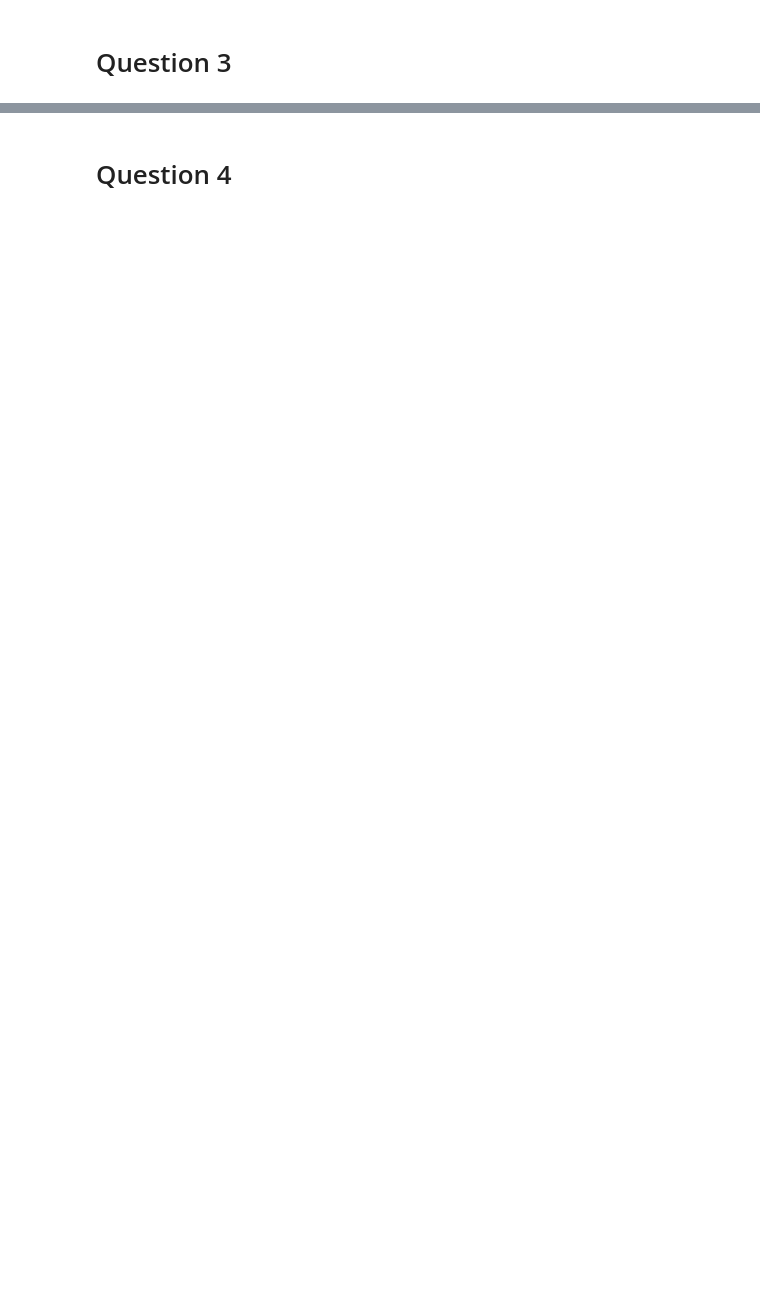
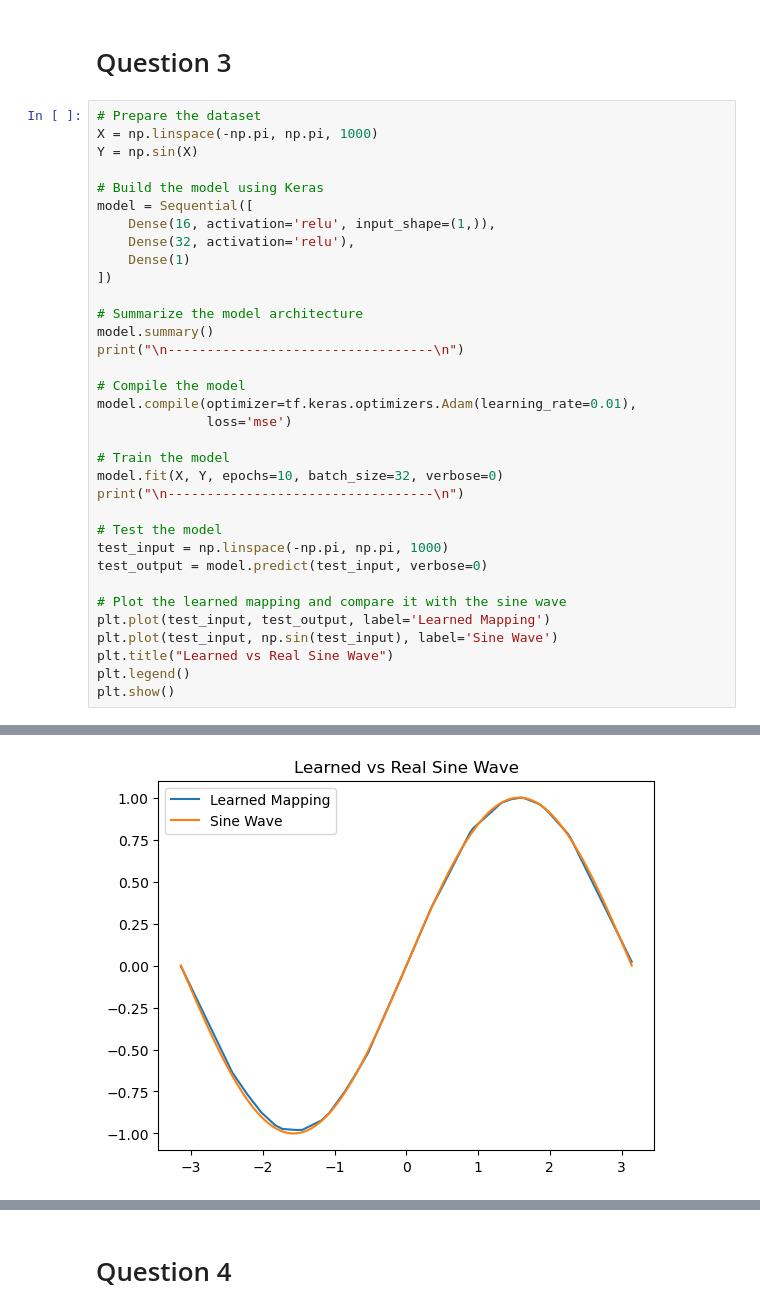
Before and after one commit to samswain2/MSiA-SQ, a Jupyter notebook: MSiA 432/01_homeworks/03_hw/03_hw.ipynb, the cells around one changed output, grey strips where cells are left out. Drawn from its saved outputs; the diff is of its cells as text; blank space fills up the shorter version.

```diff
--- a/MSiA 432/01_homeworks/03_hw/03_hw.ipynb
+++ b/MSiA 432/01_homeworks/03_hw/03_hw.ipynb
@@ -375,2 +476,37 @@ plt.show()
 # %% [markdown]
 # Question 3
+# %%
+# Prepare the dataset
+X = np.linspace(-np.pi, np.pi, 1000)
+Y = np.sin(X)
+
+# Build the model using Keras
+model = Sequential([
+    Dense(16, activation='relu', input_shape=(1,)),
+    Dense(32, activation='relu'),
+    Dense(1)
+])
+
+# Summarize the model architecture
+model.summary()
+print("\n----------------------------------\n")
+
+# Compile the model
+model.compile(optimizer=tf.keras.optimizers.Adam(learning_rate=0.01),
+              loss='mse')
+
+# Train the model
+model.fit(X, Y, epochs=10, batch_size=32, verbose=0)
+print("\n----------------------------------\n")
+
+# Test the model
+test_input = np.linspace(-np.pi, np.pi, 1000)
+test_output = model.predict(test_input, verbose=0)
+
+# Plot the learned mapping and compare it with the sine wave
+plt.plot(test_input, test_output, label='Learned Mapping')
+plt.plot(test_input, np.sin(test_input), label='Sine Wave')
+plt.title("Learned vs Real Sine Wave")
+plt.legend()
+plt.show()
+# %% [output]
@@ -376,0 +533 @@ plt.show()
+[figure, added]
```
Also changed, not shown: parts of 45 cells of this notebook.
